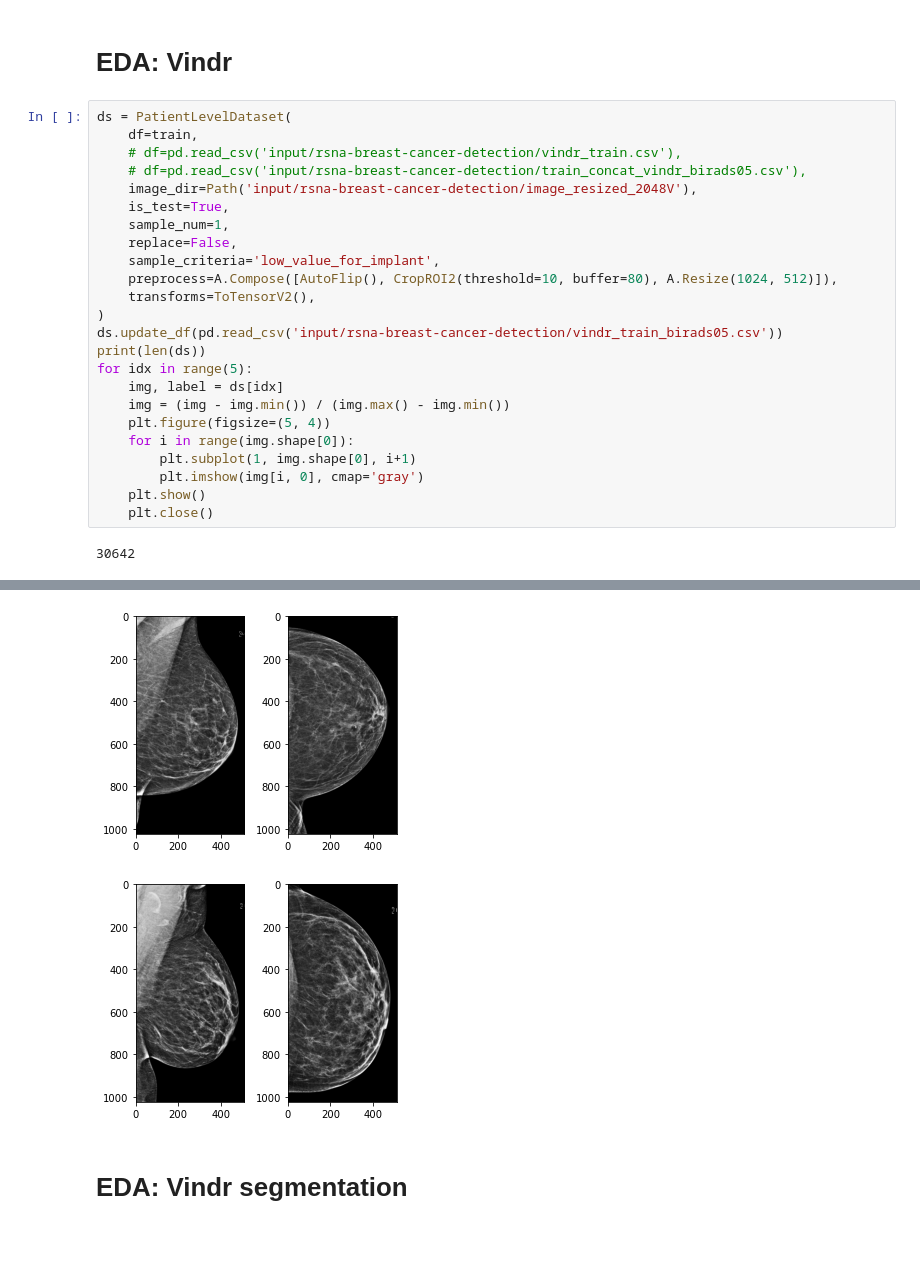
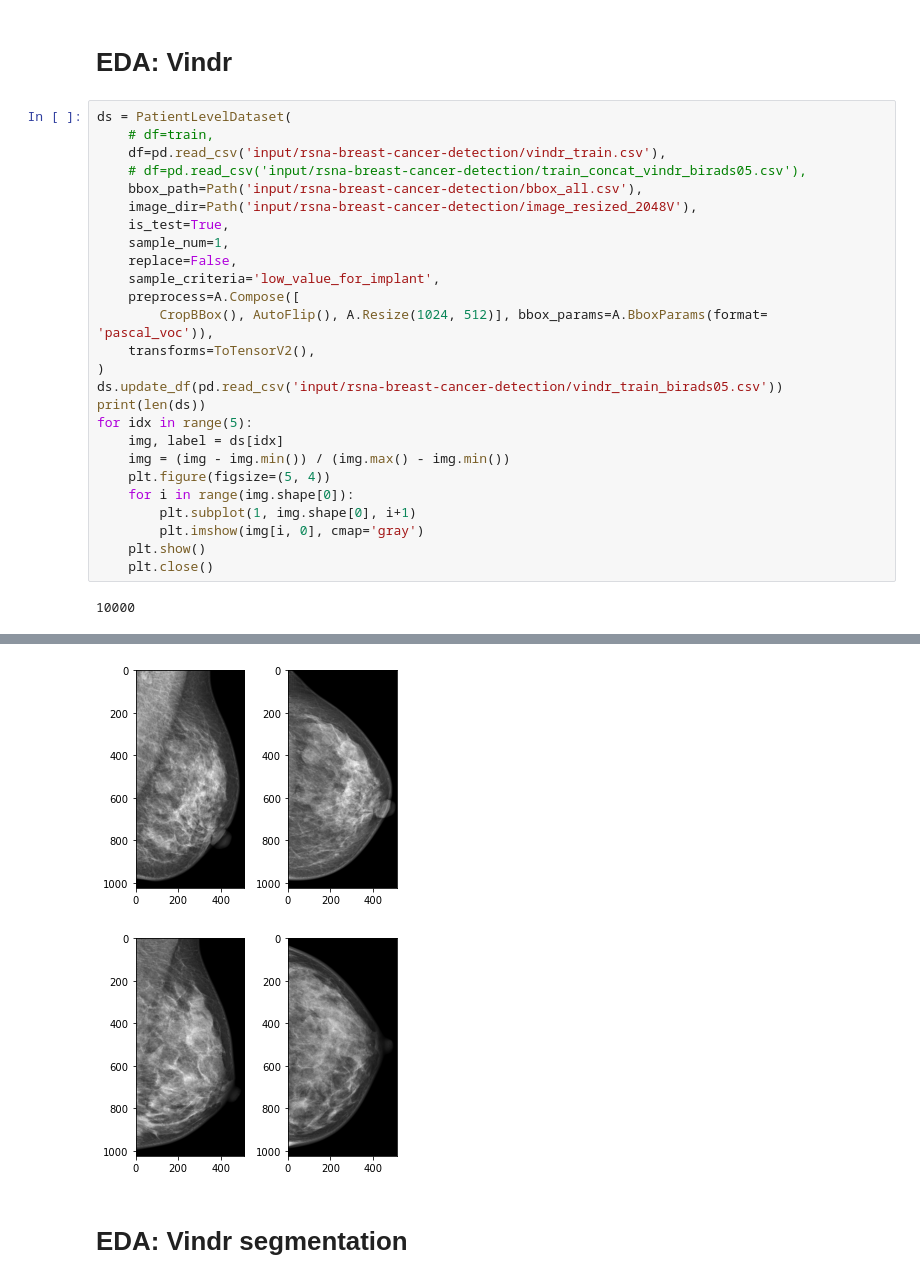
Before and after one commit to analokmaus/kaggle-rsna-breast-cancer, a Jupyter notebook: 00_eda.ipynb, the cells around one changed output, grey strips where cells are left out. Cells and saved outputs as stored; diff of their text form; blank space fills up the shorter version.

```diff
--- a/00_eda.ipynb
+++ b/00_eda.ipynb
@@ -377,15 +377,17 @@ for idx in range(5):
 # EDA: Vindr
 # %%
 ds = PatientLevelDataset(
-    df=train,
-    # df=pd.read_csv('input/rsna-breast-cancer-detection/vindr_train.csv'),
+    # df=train,
+    df=pd.read_csv('input/rsna-breast-cancer-detection/vindr_train.csv'),
     # df=pd.read_csv('input/rsna-breast-cancer-detection/train_concat_vindr_birads05.csv'),
+    bbox_path=Path('input/rsna-breast-cancer-detection/bbox_all.csv'),
     image_dir=Path('input/rsna-breast-cancer-detection/image_resized_2048V'),
     is_test=True,
     sample_num=1,
     replace=False,
     sample_criteria='low_value_for_implant',
-    preprocess=A.Compose([AutoFlip(), CropROI2(threshold=10, buffer=80), A.Resize(1024, 512)]),
+    preprocess=A.Compose([
+        CropBBox(), AutoFlip(), A.Resize(1024, 512)], bbox_params=A.BboxParams(format= 'pascal_voc')),
     transforms=ToTensorV2(),
 )
 ds.update_df(pd.read_csv('input/rsna-breast-cancer-detection/vindr_train_birads05.csv'))
@@ -400,4 +402,4 @@ for idx in range(5):
     plt.show()
     plt.close()
 # %% [output]
-30642
+10000
@@ -407,5 +409,5 @@ for idx in range(5):
-[figure, old version]
+[figure, new version]
-[figure, old version]
+[figure, new version]
 # %% [markdown]
 # EDA: Vindr segmentation
 # %%
```
Also changed, not shown: parts of 1 cell of this notebook, 7 other files.
